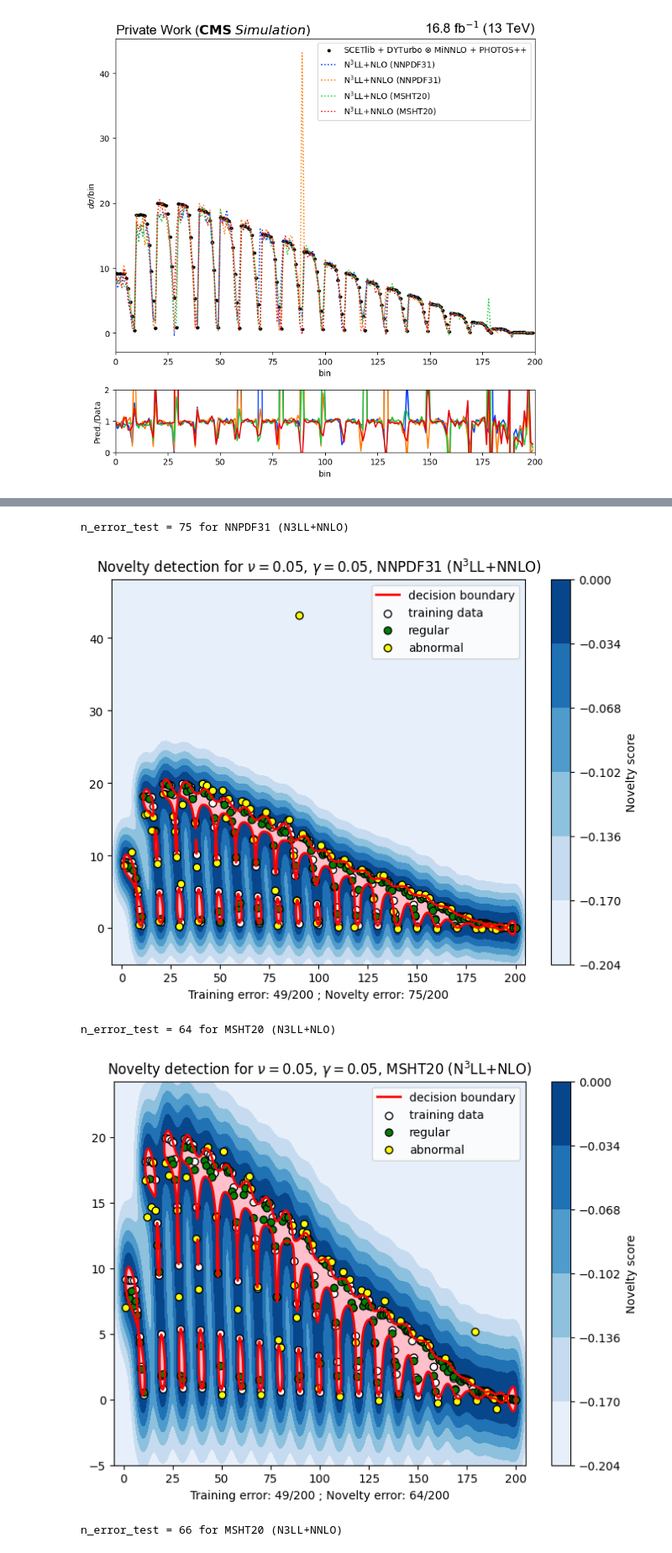
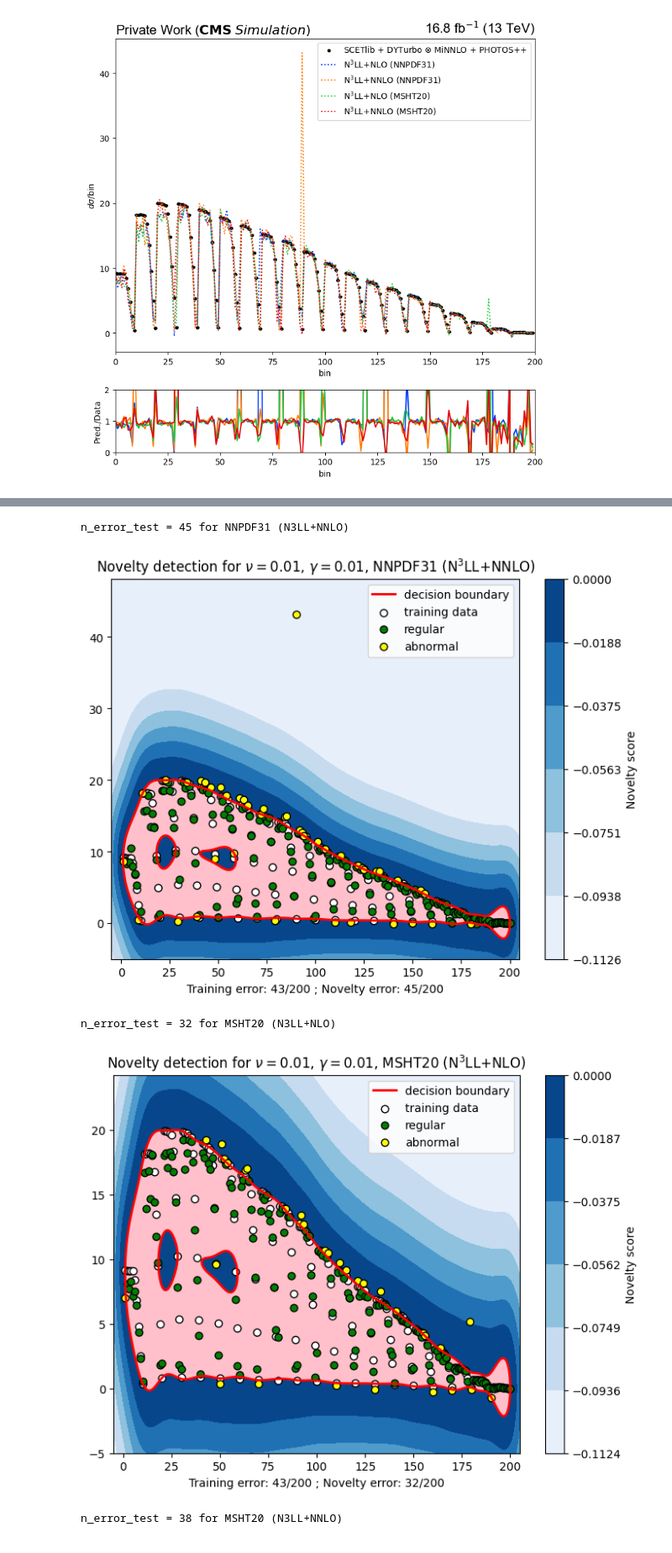
Before and after one commit to ckkyue/Anomaly-MCFM, a Jupyter notebook: Z Real Data.ipynb, the cells around one changed output, grey strips where cells are left out. Shown at 84% size. Cells and saved outputs as stored; diff of their text form; code cells hidden in the pictures.

```diff
--- a/Z Real Data.ipynb
+++ b/Z Real Data.ipynb
@@ -243,6 +243,8 @@ plot_vs_data(parts_cp)
 # %% [output]
 [figure]
 # %%
+# Anomaly detection in MCFM
+
 # Extract values and errors from prefitfile
 values_Zmumu, errors_Zmumu = extract_bin(prefitfile)
 bins = np.arange(1, len(values_Zmumu) + 1)
@@ -308,7 +310,7 @@ def anomaly(nu, gamma):
             plt.savefig(f"Figure MCFM Real Data/Novelty detection MCFM {nu}_{gamma}_{lhapdf}_{part}.png")
             plt.show()
 
-anomaly(0.05, 0.05)
+anomaly(0.01, 0.01)
 anomaly(0.15, 0.01)
 anomaly(0.1, 0.1)
 # %% [output]
@@ -318,5 +320,5 @@ n_error_test = 81 for NNPDF31 (N3LL+NLO)
-n_error_test = 75 for NNPDF31 (N3LL+NNLO)
+n_error_test = 45 for NNPDF31 (N3LL+NNLO)
-[figure, old version]
+[figure, new version]
-n_error_test = 64 for MSHT20 (N3LL+NLO)
+n_error_test = 32 for MSHT20 (N3LL+NLO)
-[figure, old version]
+[figure, new version]
-n_error_test = 66 for MSHT20 (N3LL+NNLO)
+n_error_test = 38 for MSHT20 (N3LL+NNLO)
```
Also changed, not shown: parts of 3 cells of this notebook, 4 other files.
